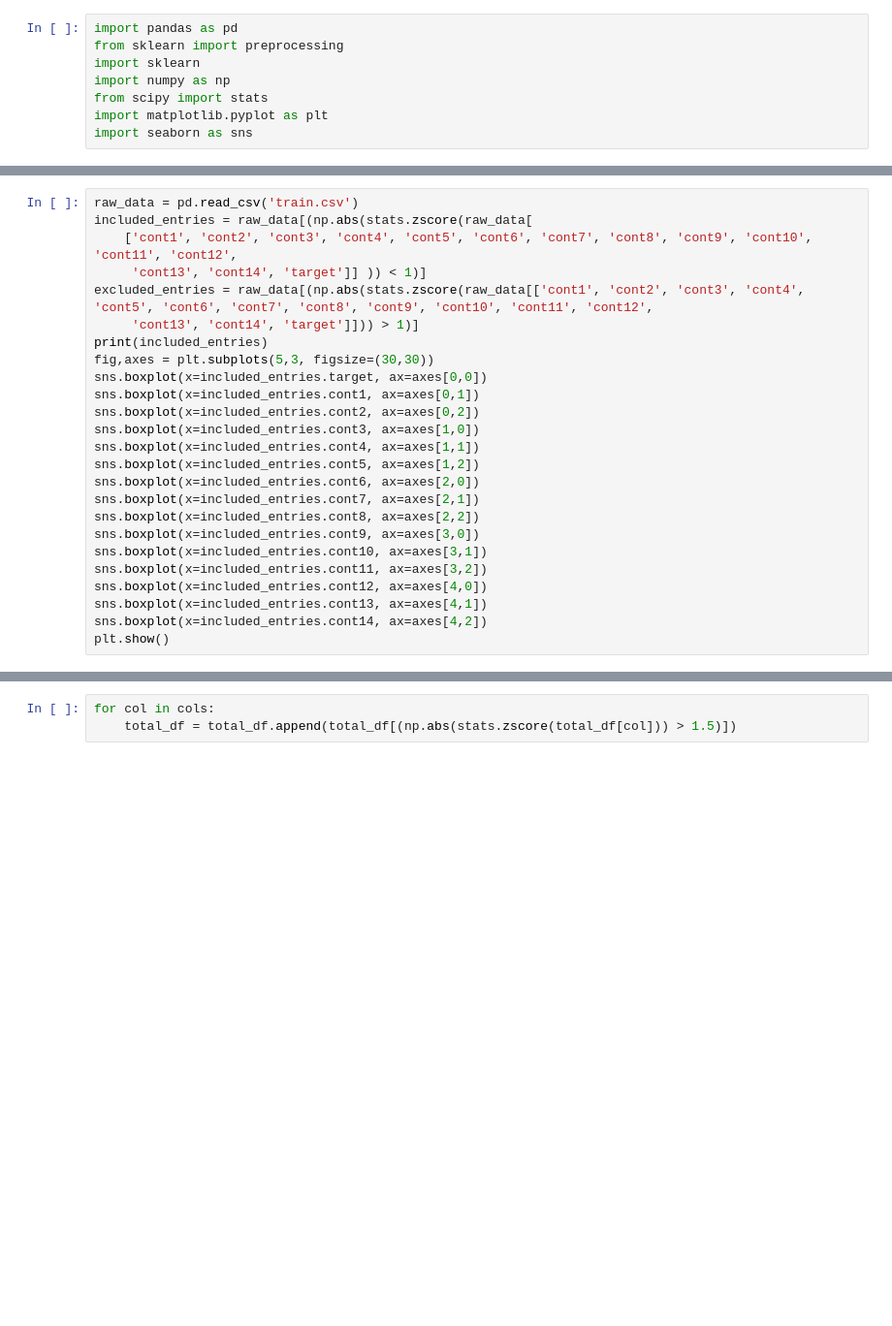
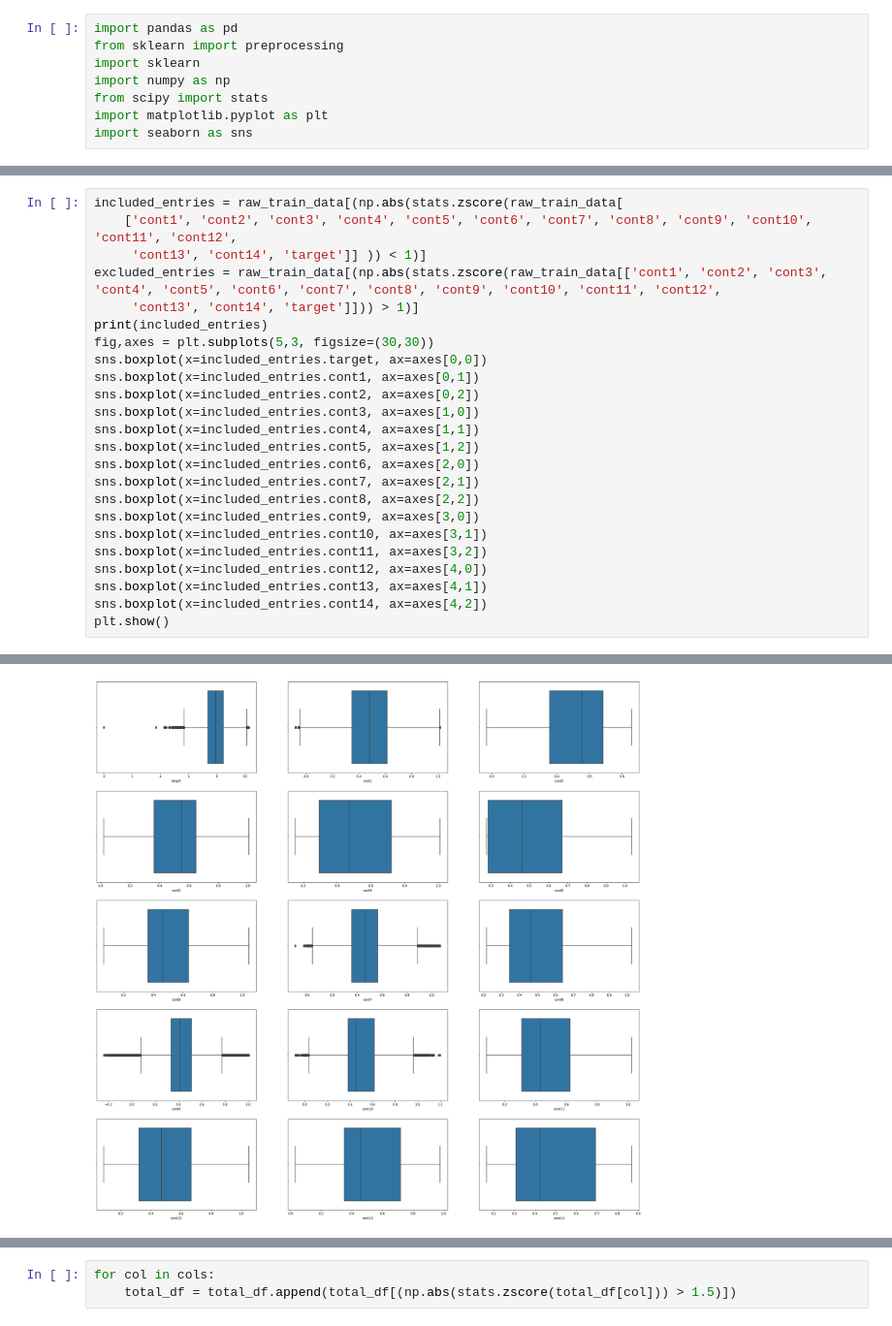
Before and after one commit to darkmatter2222/Kaggle_Tabular_Playground_Series-ML, a Jupyter notebook: Jan-2021/notebooks/first attempt.ipynb, the cells around one changed output, grey strips where cells are left out. Shown: that part at 97% size. Drawn from its saved outputs; the diff is of its cells as text; blank space fills up the shorter version.

```diff
--- a/Jan-2021/notebooks/first attempt.ipynb
+++ b/Jan-2021/notebooks/first attempt.ipynb
@@ -62,9 +71,8 @@ plt.show()
 # %%
-raw_data = pd.read_csv('train.csv')
-included_entries = raw_data[(np.abs(stats.zscore(raw_data[
+included_entries = raw_train_data[(np.abs(stats.zscore(raw_train_data[
     ['cont1', 'cont2', 'cont3', 'cont4', 'cont5', 'cont6', 'cont7', 'cont8', 'cont9', 'cont10', 'cont11', 'cont12',
      'cont13', 'cont14', 'target']] )) < 1)]
-excluded_entries = raw_data[(np.abs(stats.zscore(raw_data[['cont1', 'cont2', 'cont3', 'cont4', 'cont5', 'cont6', 'cont7', 'cont8', 'cont9', 'cont10', 'cont11', 'cont12',
+excluded_entries = raw_train_data[(np.abs(stats.zscore(raw_train_data[['cont1', 'cont2', 'cont3', 'cont4', 'cont5', 'cont6', 'cont7', 'cont8', 'cont9', 'cont10', 'cont11', 'cont12',
      'cont13', 'cont14', 'target']])) > 1)]
 print(included_entries)
 fig,axes = plt.subplots(5,3, figsize=(30,30))
@@ -84,3 +92,4 @@ sns.boxplot(x=included_entries.cont12, ax=axes[4,0])
 sns.boxplot(x=included_entries.cont13, ax=axes[4,1])
 sns.boxplot(x=included_entries.cont14, ax=axes[4,2])
 plt.show()
+# %% [output]
@@ -87 +113,2 @@ plt.show()
+[figure, added]
 # %%
```
Also changed, not shown: parts of 17 cells of this notebook, 1 other file.
